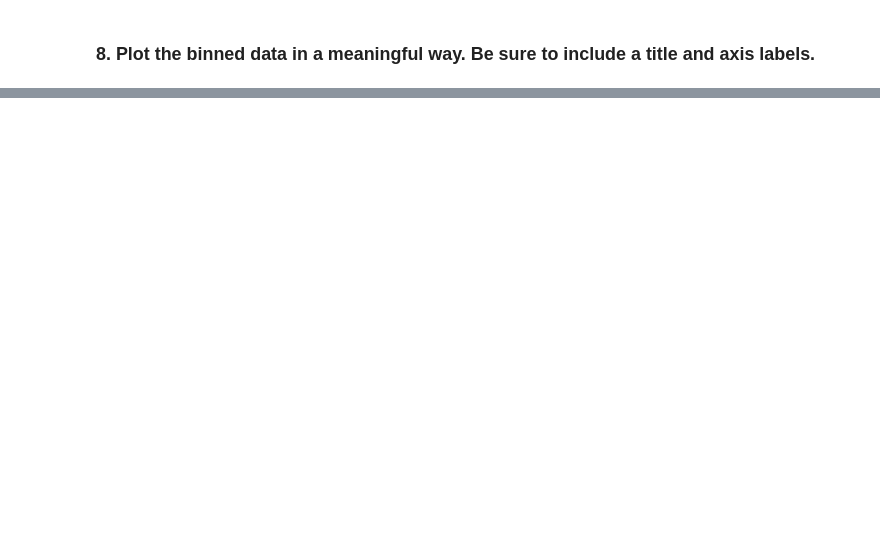
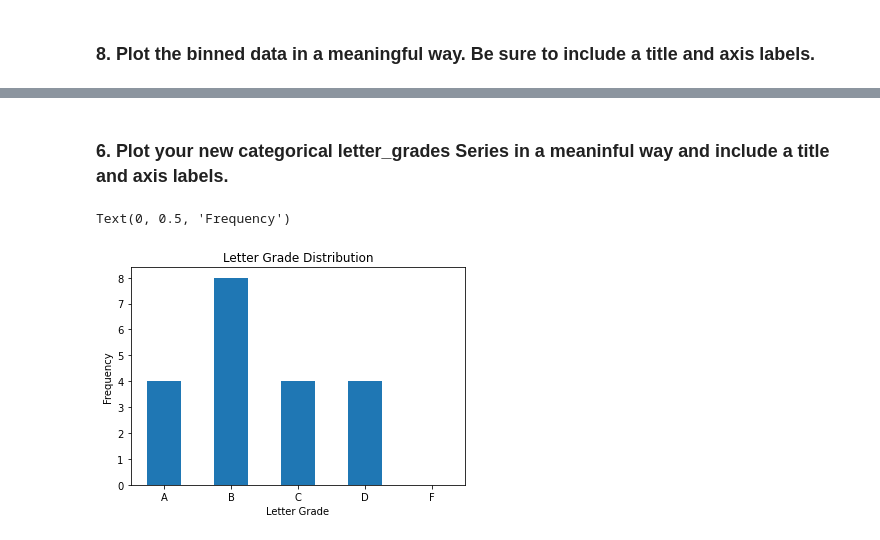
Before and after one commit to markydoug/numpy-pandas-visualization-exercises, a Jupyter notebook: pandas_series.ipynb, the cells around one changed output, grey strips where cells are left out. Cells and saved outputs as stored; diff of their text form; code cells hidden in the pictures; blank space fills up the shorter version.

```diff
--- a/pandas_series.ipynb
+++ b/pandas_series.ipynb
@@ -86,0 +391,3 @@ numbers = pd.Series(    ['$796,459.41', '$278.60', '$482,571.67', '$4,503,915.98
+# %%
+curved_grades = (100 - exam_scores.max()) + exam_scores
+curved_grades
@@ -86,0 +414,3 @@ numbers = pd.Series(    ['$796,459.41', '$278.60', '$482,571.67', '$4,503,915.98
+# %%
+letter_grades = pd.cut(curved_grades, bins=[0,60,70,80,90,100], labels=['F','D','C','B','A'])
+letter_grades
@@ -86,0 +435,11 @@ numbers = pd.Series(    ['$796,459.41', '$278.60', '$482,571.67', '$4,503,915.98
+# %% [markdown]
+### 6. Plot your new categorical letter_grades Series in a meaninful way and include a title and axis labels.
+# %%
+letter_grades.value_counts().sort_index(ascending=False).plot.bar()
+plt.xticks(rotation=0)
+plt.title('Letter Grade Distribution')
+plt.xlabel('Letter Grade')
+plt.ylabel('Frequency')
+# %% [output]
+Text(0, 0.5, 'Frequency')
+[figure, added]
```
Also changed, not shown: parts of 47 cells of this notebook.
